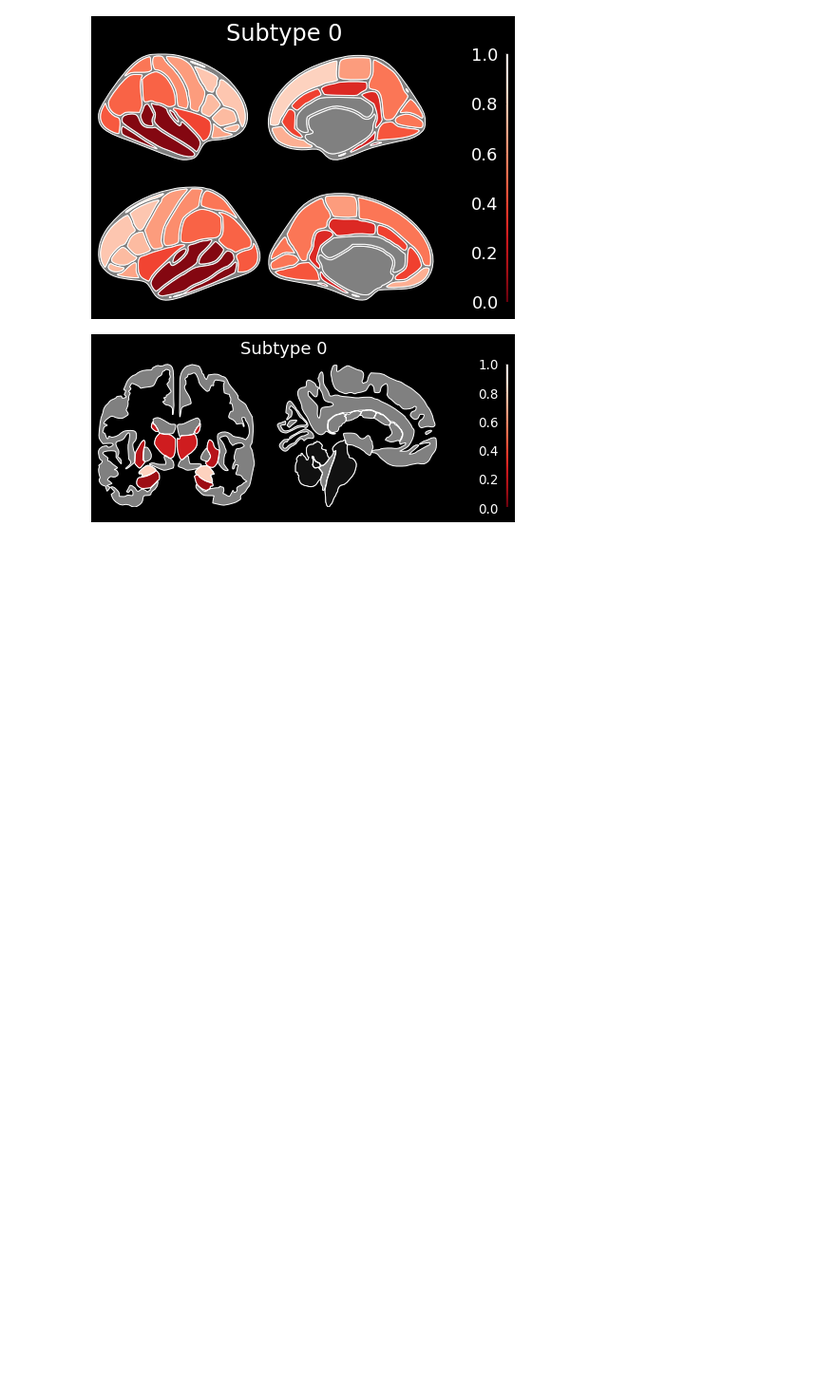
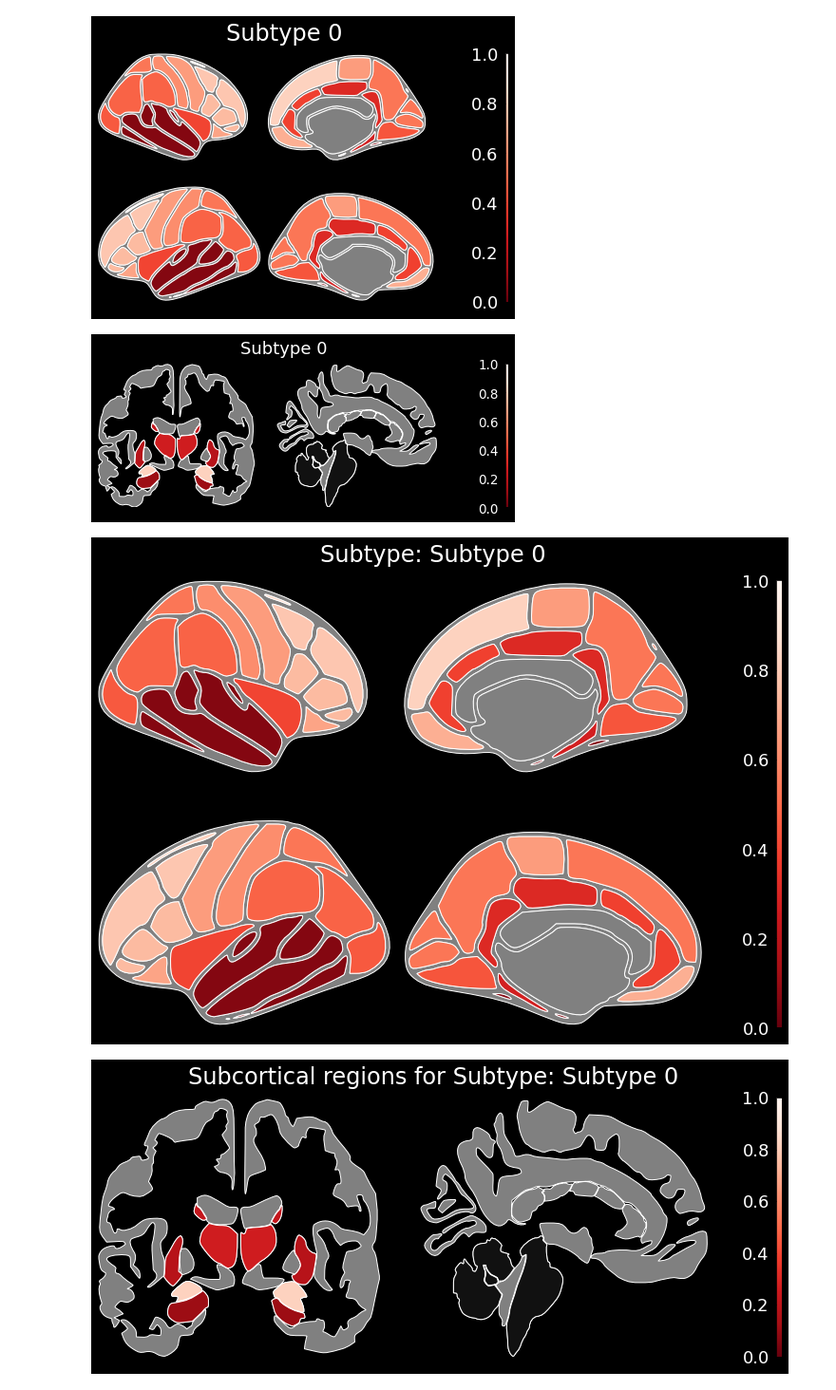
Before and after one commit to rzepkka/Master_Thesis, a Jupyter notebook: notebook_examples/mapping_2D.ipynb, the cells around one changed output. Shown at 95% size. Cells and saved outputs as stored; diff of their text form; code cells hidden in the pictures; blank space fills up the shorter version.

```diff
--- a/notebook_examples/mapping_2D.ipynb
+++ b/notebook_examples/mapping_2D.ipynb
@@ -241,4 +270,7 @@ plot_aseg_atlas(T = T, S = S, map_aseg = ASEG_2D_combined, subtype = 'Subtype 0'
 [figure]
 # %%
 # 5. Plot together
-# plot_ggseg(T, S, DK_2D_combined, ASEG_2D_combined, subtype_labels = None, subtype = 'Subtype 0')
+plot_ggseg(T, S, DK_2D_combined, ASEG_2D_combined, subtype_labels = None, subtype = 'Subtype 0')
+# %% [output]
+[figure, added]
+[figure, added]
```
Also changed, not shown: parts of 3 cells of this notebook, 4 other files.
